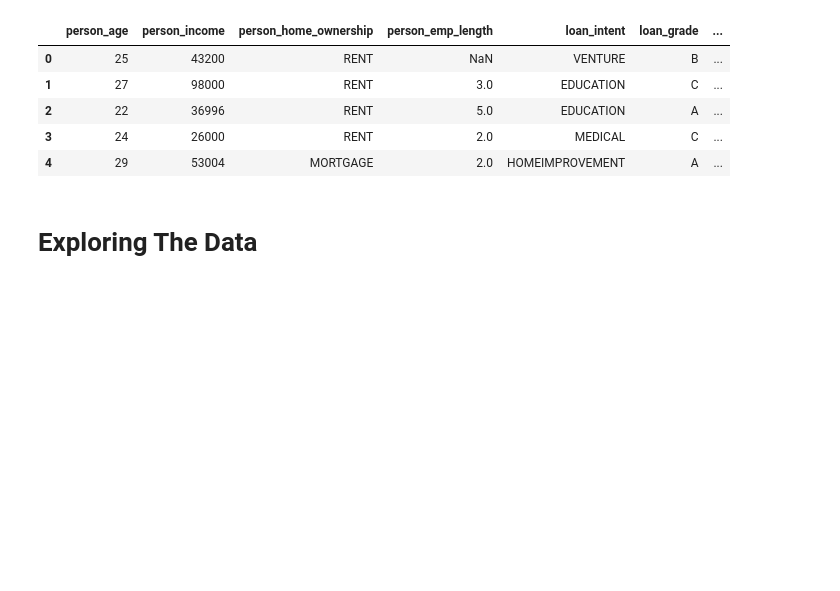
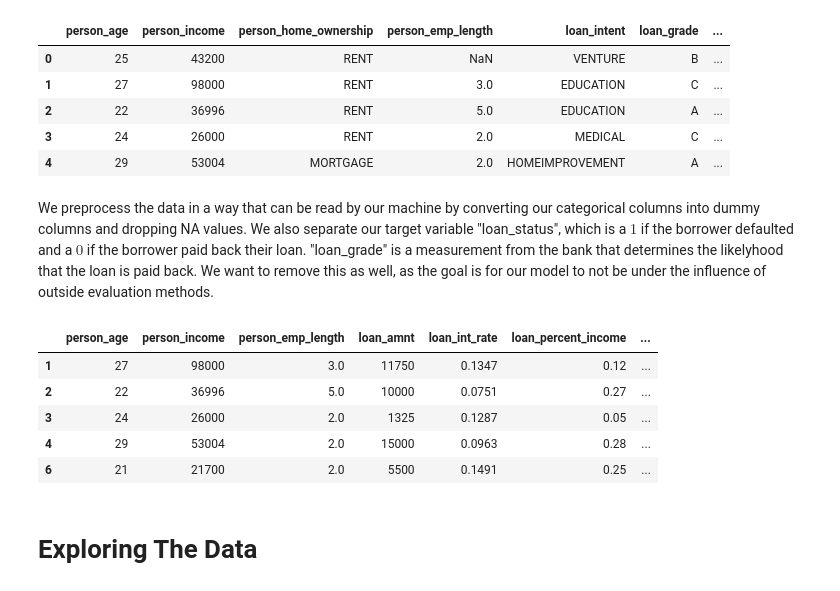
Before and after one commit to omar-armbruster/omar-armbruster.github.io, a Jupyter notebook: posts/automated-decision/index.ipynb, the cells around one changed output. Saved outputs shown, nothing was run; the diff lists cells and outputs as text; code cells hidden in the pictures; blank space fills up the shorter version.

```diff
--- a/posts/automated-decision/index.ipynb
+++ b/posts/automated-decision/index.ipynb
@@ -30,6 +29,25 @@ df_train.head()
 | 2 | 22 | 36996 | RENT | 5.0 | EDUCATION | A | ... |
 | 3 | 24 | 26000 | RENT | 2.0 | MEDICAL | C | ... |
 | 4 | 29 | 53004 | MORTGAGE | 2.0 | HOMEIMPROVEMENT | A | ... |
+# %% [markdown]
+We preprocess the data in a way that can be read by our machine by converting our categorical columns into dummy columns and dropping NA values. We also separate our target variable "loan_status", which is a $1$ if the borrower defaulted and a $0$ if the borrower paid back their loan. "loan_grade" is a measurement from the bank that determines the likelyhood that the loan is paid back. We want to remove this as well, as the goal is for our model to not be under the influence of outside evaluation methods.
+# %%
+def preprocess_data(df):
+    df = df.dropna()
+    y_train = df["loan_status"]
+    df = df.drop(["loan_status", "loan_grade"], axis = 1)
+    df = pd.get_dummies(df)
+    return df, y_train
+
+X_train, y_train = preprocess_data(df_train)
+X_train.head()
+# %% [output]
+|  | person_age | person_income | person_emp_length | loan_amnt | loan_int_rate | loan_percent_income | ... |
+| 1 | 27 | 98000 | 3.0 | 11750 | 0.1347 | 0.12 | ... |
+| 2 | 22 | 36996 | 5.0 | 10000 | 0.0751 | 0.27 | ... |
+| 3 | 24 | 26000 | 2.0 | 1325 | 0.1287 | 0.05 | ... |
+| 4 | 29 | 53004 | 2.0 | 15000 | 0.0963 | 0.28 | ... |
+| 6 | 21 | 21700 | 2.0 | 5500 | 0.1491 | 0.25 | ... |
 # %% [markdown]
 # Exploring The Data
 # %%
```
Also changed, not shown: parts of 45 cells of this notebook, 18 other files.
